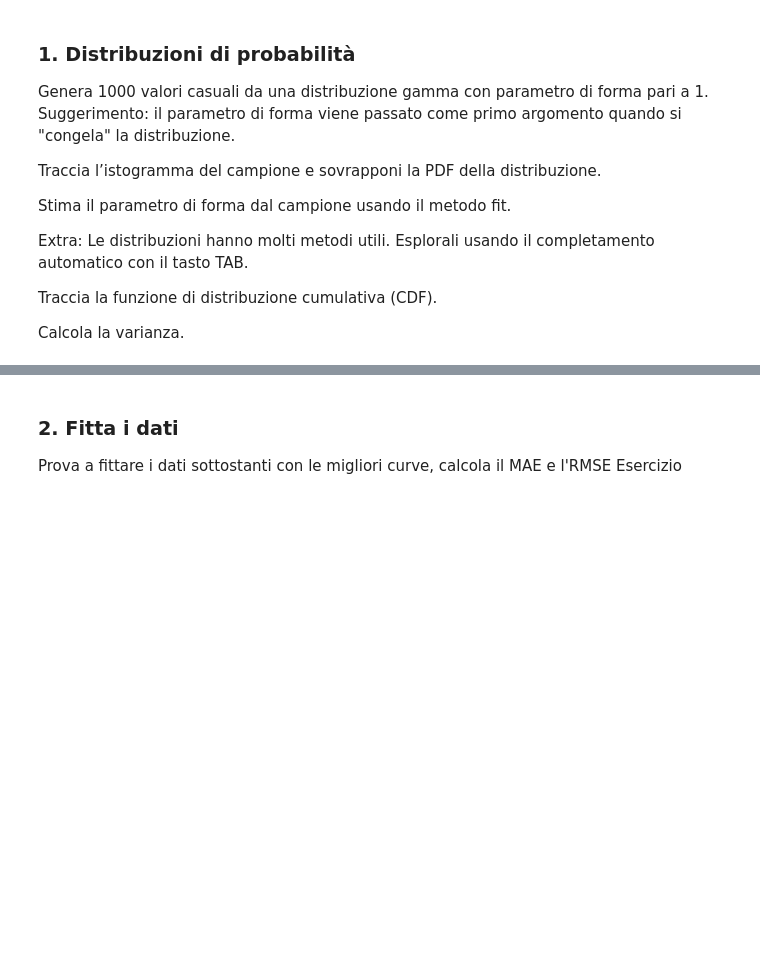
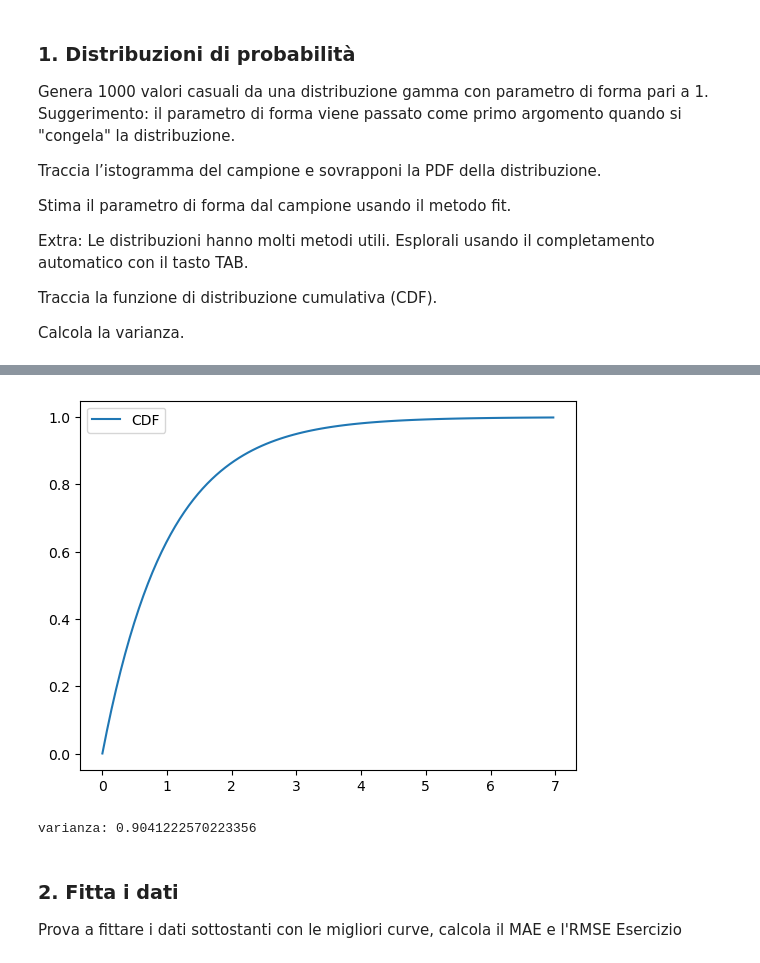
Before and after one commit to mattialuvisetto/ProgrammingLab, a Jupyter notebook: ESERCIZILAB2/7.4_esercizi_lez7.ipynb, the cells around one changed output, grey strips where cells are left out. Cells and saved outputs as stored; diff of their text form; code cells hidden in the pictures; blank space fills up the shorter version.

```diff
--- a/ESERCIZILAB2/7.4_esercizi_lez7.ipynb
+++ b/ESERCIZILAB2/7.4_esercizi_lez7.ipynb
@@ -20,3 +41,16 @@ import scipy as sp
+# %%
+# 4.
+plt.plot(x, dist.cdf(x), label="CDF")
+plt.legend()
+plt.show()
+# %% [output]
+[figure, added]
+# %%
+# 5.
+var_data = np.var(data)
+print("varianza:",var_data)
+# %% [output]
+varianza: 0.9041222570223356
 # %% [markdown]
 ### **2. Fitta i dati**
 Prova a fittare i dati sottostanti con le migliori curve, calcola il MAE e l'RMSE
```
Also changed, not shown: parts of 6 cells of this notebook, 2 other files.
